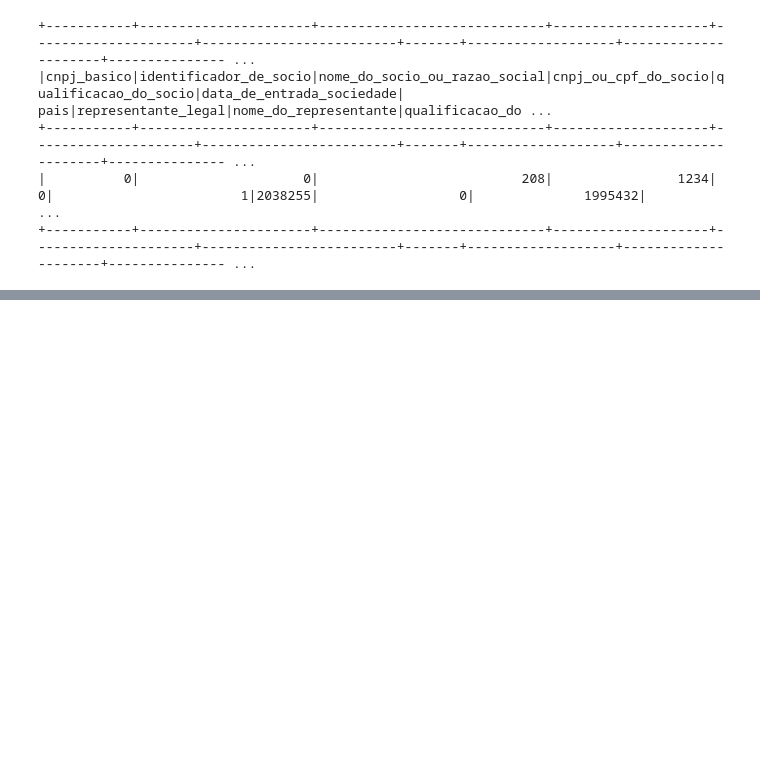
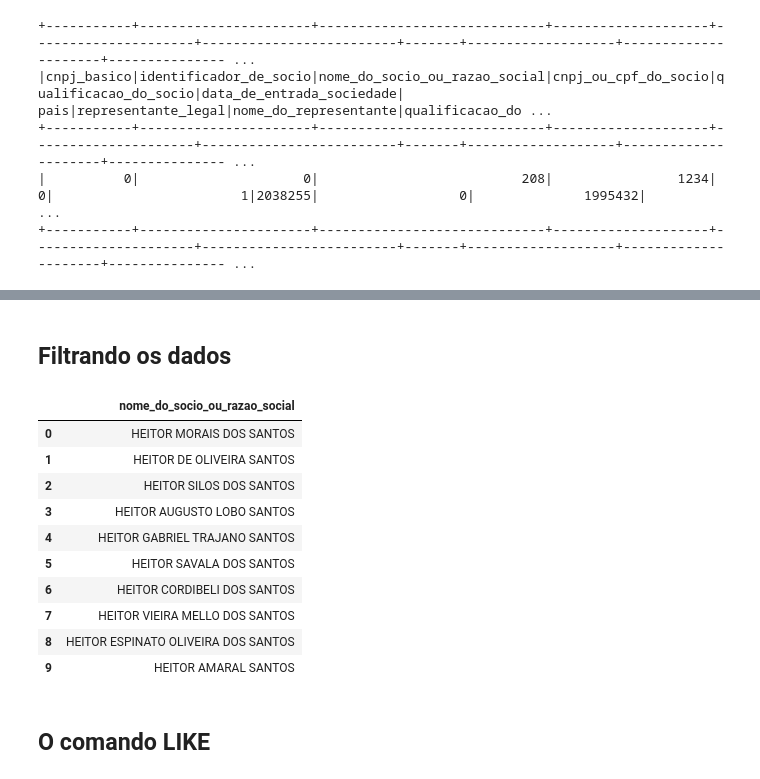
Before and after one commit to hsantos1985/spark_projects, a Jupyter notebook: PROJETO_CURSO.ipynb, the cells around one changed output, grey strips where cells are left out. Cells and saved outputs as stored; diff of their text form; code cells hidden in the pictures; blank space fills up the shorter version.

```diff
--- a/PROJETO_CURSO.ipynb
+++ b/PROJETO_CURSO.ipynb
@@ -614,0 +704,24 @@ socios.select([f.count(f.when(f.isnull(c), 1)).alias(c) for c in socios.columns]
+# %% [markdown]
+## Filtrando os dados
+# %%
+
+socios\
+    .select("nome_do_socio_ou_razao_social")\
+        .filter(socios.nome_do_socio_ou_razao_social.startswith("HEITOR"))\
+        .filter(socios.nome_do_socio_ou_razao_social.endswith("SANTOS"))\
+        .limit(10)\
+        .toPandas()
+# %% [output]
+|  | nome_do_socio_ou_razao_social |
+| 0 | HEITOR MORAIS DOS SANTOS |
+| 1 | HEITOR DE OLIVEIRA SANTOS |
+| 2 | HEITOR SILOS DOS SANTOS |
+| 3 | HEITOR AUGUSTO LOBO SANTOS |
+| 4 | HEITOR GABRIEL TRAJANO SANTOS |
+| 5 | HEITOR SAVALA DOS SANTOS |
+| 6 | HEITOR CORDIBELI DOS SANTOS |
+| 7 | HEITOR VIEIRA MELLO DOS SANTOS |
+| 8 | HEITOR ESPINATO OLIVEIRA DOS SANTOS |
+| 9 | HEITOR AMARAL SANTOS |
+# %% [markdown]
+## O comando LIKE
```
Also changed, not shown: parts of 24 cells of this notebook.
